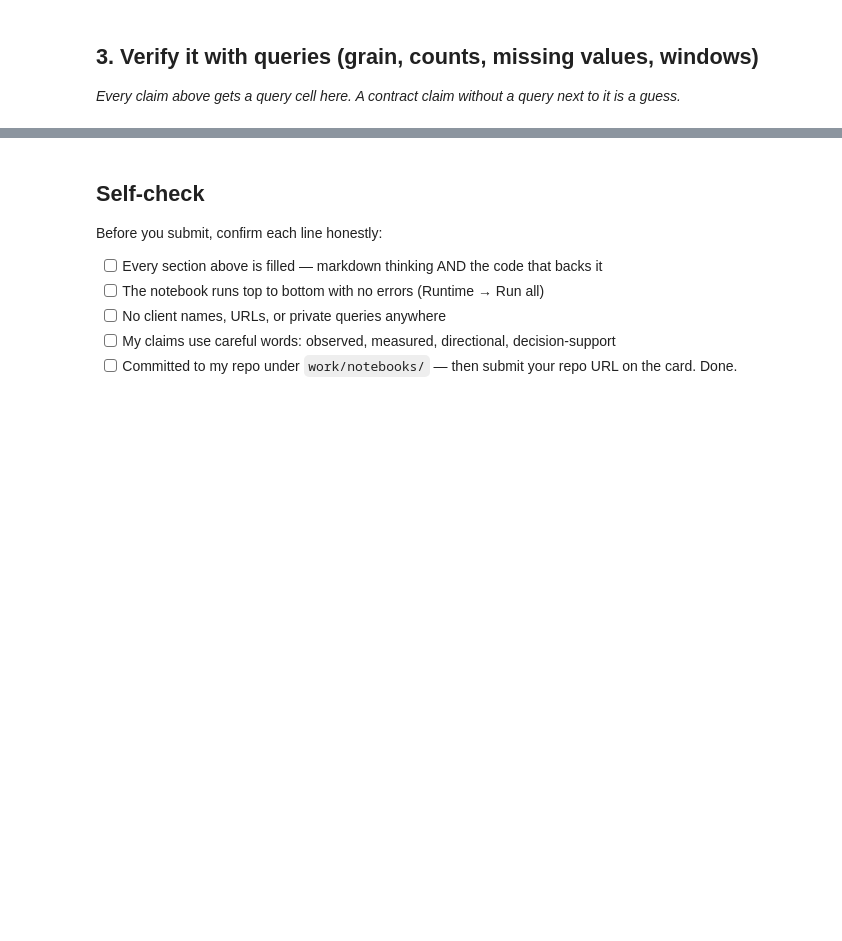
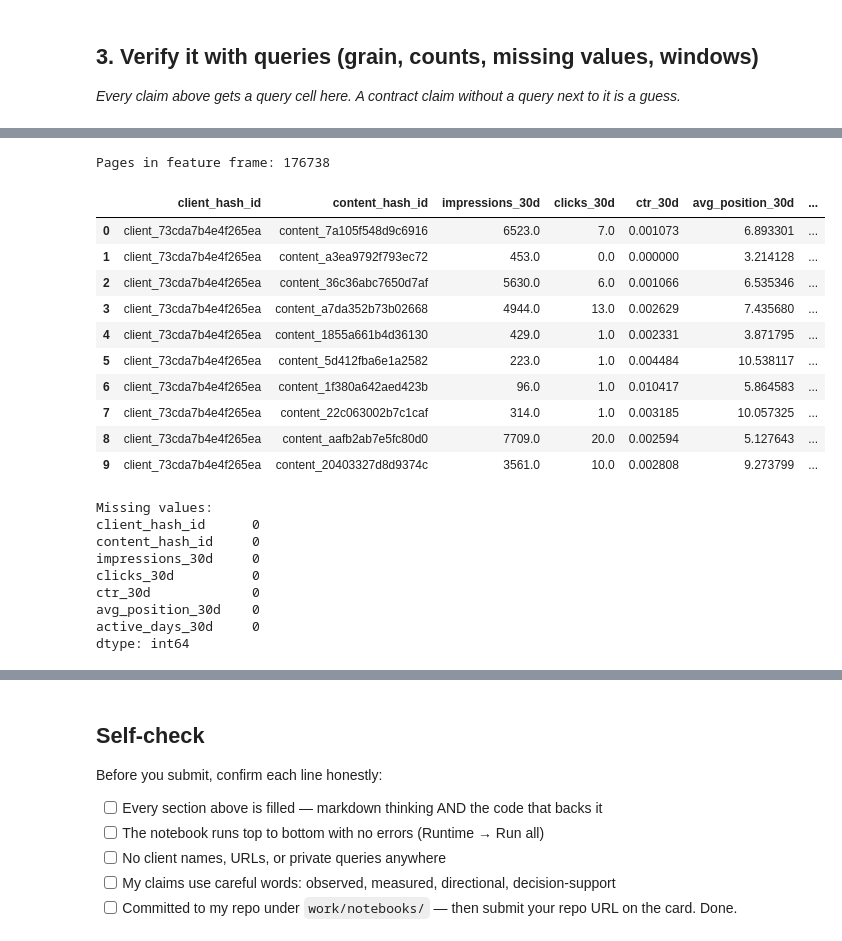
Before and after one commit to Ladinski/flyrank-ml-internship, a Jupyter notebook: work/notebooks/w03_data_contract.ipynb, the cells around one changed output, grey strips where cells are left out. Cells and saved outputs as stored; diff of their text form; code cells hidden in the pictures; blank space fills up the shorter version.

Commit message:
Complete ML-04 data contract and leakage experiment.

```diff
--- a/work/notebooks/w03_data_contract.ipynb
+++ b/work/notebooks/w03_data_contract.ipynb
@@ -33,0 +259,69 @@ This skeleton is yours to fill. Work the sections **in order** — each one has
+# %%
+
+# Build five page-level features from March 2026.
+# Aggregate in DuckDB before converting to pandas.
+
+feature_query = f"""
+WITH daily AS (
+    SELECT
+        client_hash_id,
+        content_hash_id,
+        report_date,
+        gsc_impressions,
+        gsc_clicks,
+        gsc_avg_position
+    FROM {TABLES['fact_daily']}
+    WHERE month = '2026-03'
+      AND gsc_data_available IS TRUE
+),
+monthly AS (
+    SELECT
+        client_hash_id,
+        content_hash_id,
+        SUM(gsc_impressions) AS impressions_30d,
+        SUM(gsc_clicks) AS clicks_30d,
+        SUM(gsc_clicks) * 1.0 /
+            NULLIF(SUM(gsc_impressions), 0) AS ctr_30d,
+        SUM(gsc_avg_position * gsc_impressions) /
+            NULLIF(
+                SUM(
+                    CASE WHEN gsc_avg_position IS NOT NULL
+                         THEN gsc_impressions ELSE 0 END
+                ), 0
+            ) AS avg_position_30d,
+        COUNT(DISTINCT report_date) AS active_days_30d
+    FROM daily
+    GROUP BY client_hash_id, content_hash_id
+)
+SELECT * FROM monthly
+"""
+
+features_df = con.sql(feature_query).df()
+
+print("Pages in feature frame:", len(features_df))
+display(features_df.head(10))
+
+print("\nMissing values:")
+print(features_df.isna().sum())
+# %% [output]
+Pages in feature frame: 176738
+|  | client_hash_id | content_hash_id | impressions_30d | clicks_30d | ctr_30d | avg_position_30d | ... |
+| 0 | client_73cda7b4e4f265ea | content_7a105f548d9c6916 | 6523.0 | 7.0 | 0.001073 | 6.893301 | ... |
+| 1 | client_73cda7b4e4f265ea | content_a3ea9792f793ec72 | 453.0 | 0.0 | 0.000000 | 3.214128 | ... |
+| 2 | client_73cda7b4e4f265ea | content_36c36abc7650d7af | 5630.0 | 6.0 | 0.001066 | 6.535346 | ... |
+| 3 | client_73cda7b4e4f265ea | content_a7da352b73b02668 | 4944.0 | 13.0 | 0.002629 | 7.435680 | ... |
+| 4 | client_73cda7b4e4f265ea | content_1855a661b4d36130 | 429.0 | 1.0 | 0.002331 | 3.871795 | ... |
+| 5 | client_73cda7b4e4f265ea | content_5d412fba6e1a2582 | 223.0 | 1.0 | 0.004484 | 10.538117 | ... |
+| 6 | client_73cda7b4e4f265ea | content_1f380a642aed423b | 96.0 | 1.0 | 0.010417 | 5.864583 | ... |
+| 7 | client_73cda7b4e4f265ea | content_22c063002b7c1caf | 314.0 | 1.0 | 0.003185 | 10.057325 | ... |
+| 8 | client_73cda7b4e4f265ea | content_aafb2ab7e5fc80d0 | 7709.0 | 20.0 | 0.002594 | 5.127643 | ... |
+| 9 | client_73cda7b4e4f265ea | content_20403327d8d9374c | 3561.0 | 10.0 | 0.002808 | 9.273799 | ... |
+Missing values:
+client_hash_id      0
+content_hash_id     0
+impressions_30d     0
+clicks_30d          0
+ctr_30d             0
+avg_position_30d    0
+active_days_30d     0
+dtype: int64
```
Also changed, not shown: parts of 20 cells of this notebook.
